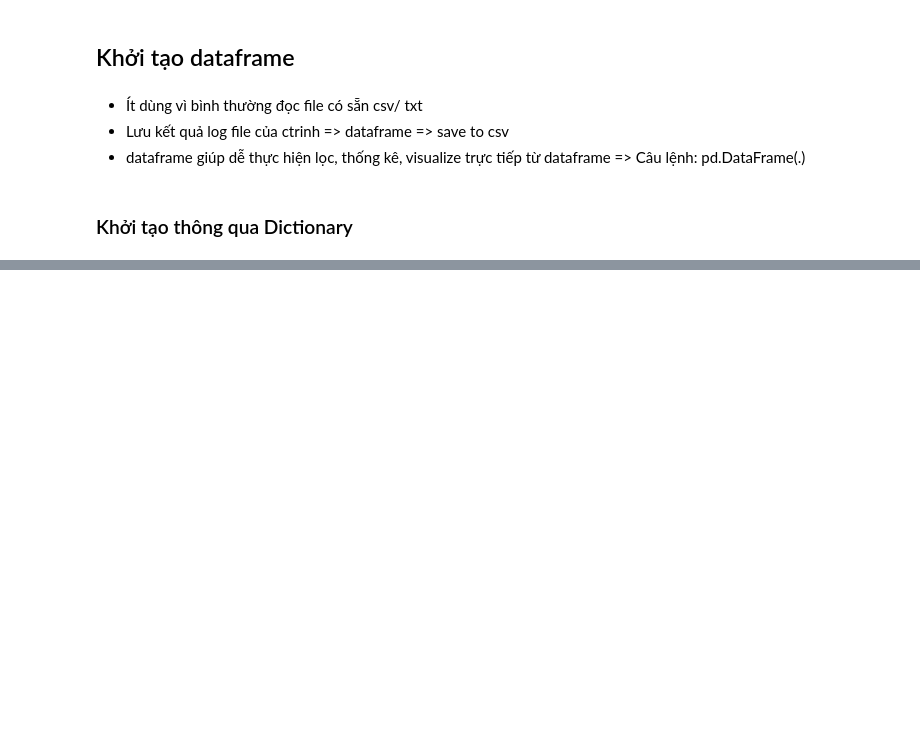
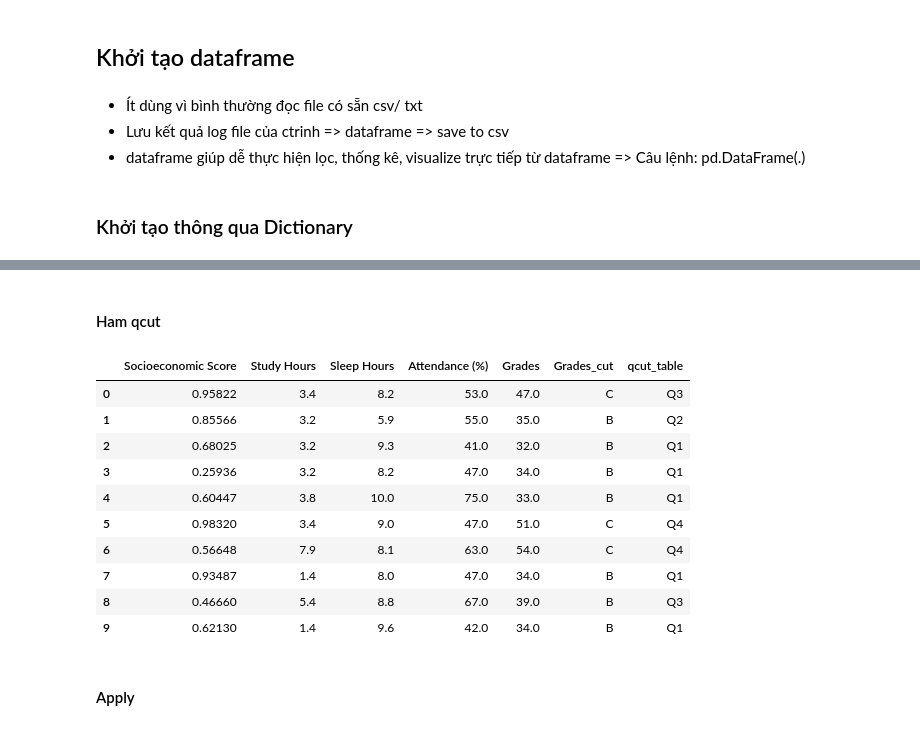
Before and after one commit to NguyenThuTrang03/Python-Basic, a Jupyter notebook: pandas/pandas.ipynb, the cells around one changed output, grey strips where cells are left out. Saved outputs shown, nothing was run; the diff lists cells and outputs as text; code cells hidden in the pictures; blank space fills up the shorter version.

Commit message:
Pandas

```diff
--- a/pandas/pandas.ipynb
+++ b/pandas/pandas.ipynb
@@ -49,0 +68,8 @@ OptionError: Pattern matched multiple keys
+# %%
+df = pd.read_csv('P:\MML\PythonBasic\pandas\data.csv')
+# df.head()
+# df.tail()
+# df.sample(5)
+# df.info()
+# df.dtypes
+df.describe()
@@ -49,0 +239,6 @@ OptionError: Pattern matched multiple keys
+# %%
+#Dat ten cho cac khoang gia tri cua cot 'Grades'
+bins = [0, 20, 40, 60, 80, 100]
+labels = ['A', 'B', 'C', 'D', 'E']
+df['Grades_cut'] = pd.cut(df['Grades'], bins = bins, labels = labels)
+display(df)
@@ -49,0 +274,19 @@ OptionError: Pattern matched multiple keys
+# %% [markdown]
+#### Ham qcut
+# %%
+df['qcut_table'] = pd.qcut(df['Grades'], q=4, labels = ['Q1', 'Q2', 'Q3', 'Q4'])
+df.head(10)
+# %% [output]
+|  | Socioeconomic Score | Study Hours | Sleep Hours | Attendance (%) | Grades | Grades_cut | qcut_table |
+| 0 | 0.95822 | 3.4 | 8.2 | 53.0 | 47.0 | C | Q3 |
+| 1 | 0.85566 | 3.2 | 5.9 | 55.0 | 35.0 | B | Q2 |
+| 2 | 0.68025 | 3.2 | 9.3 | 41.0 | 32.0 | B | Q1 |
+| 3 | 0.25936 | 3.2 | 8.2 | 47.0 | 34.0 | B | Q1 |
+| 4 | 0.60447 | 3.8 | 10.0 | 75.0 | 33.0 | B | Q1 |
+| 5 | 0.98320 | 3.4 | 9.0 | 47.0 | 51.0 | C | Q4 |
+| 6 | 0.56648 | 7.9 | 8.1 | 63.0 | 54.0 | C | Q4 |
+| 7 | 0.93487 | 1.4 | 8.0 | 47.0 | 34.0 | B | Q1 |
+| 8 | 0.46660 | 5.4 | 8.8 | 67.0 | 39.0 | B | Q3 |
+| 9 | 0.62130 | 1.4 | 9.6 | 42.0 | 34.0 | B | Q1 |
+# %% [markdown]
+#### Apply
```
Also changed, not shown: parts of 28 cells of this notebook.
